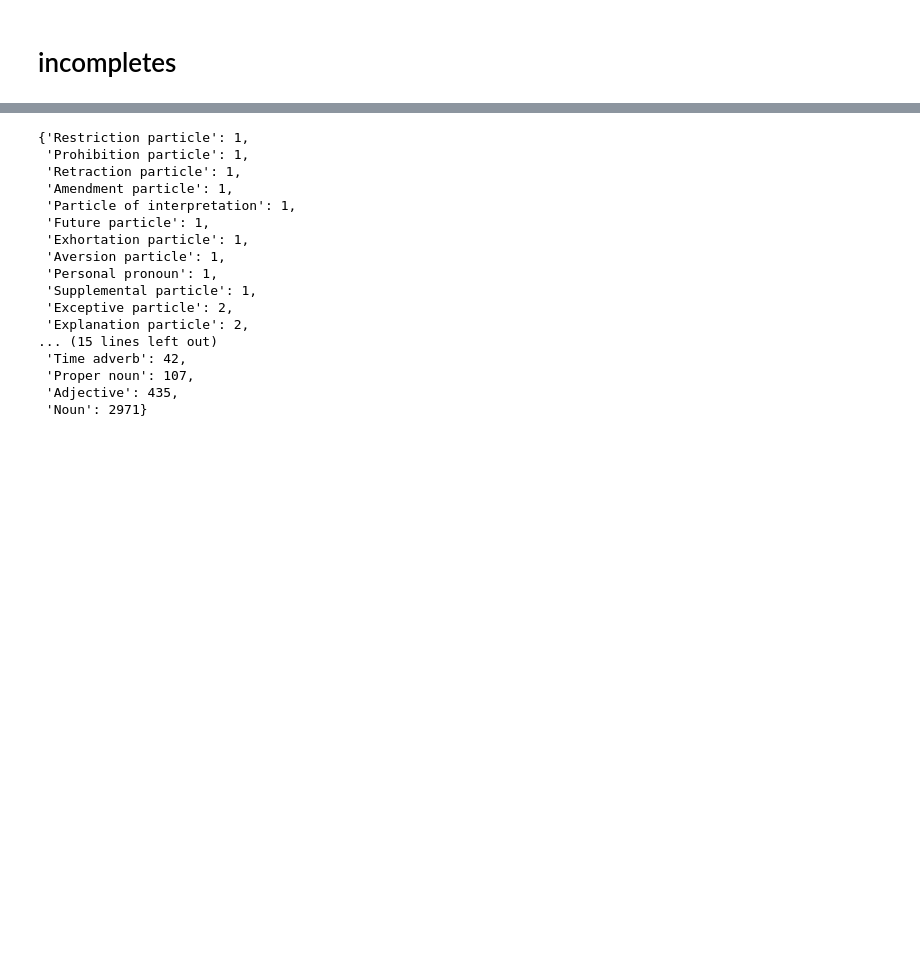
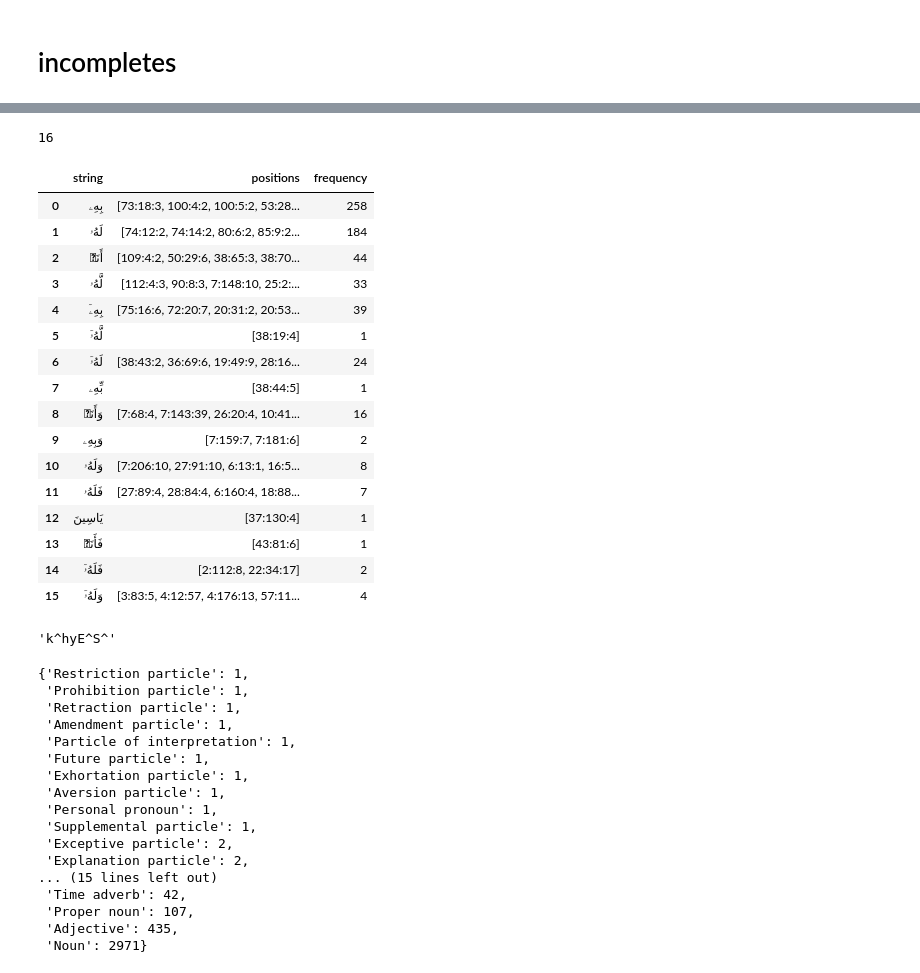
Before and after one commit to musafireen/qChronolize, a Jupyter notebook: data.ipynb, the cells around one changed output, grey strips where cells are left out. Saved outputs shown, nothing was run; the diff lists cells and outputs as text; code cells hidden in the pictures; blank space fills up the shorter version.

Commit message:
renewed jsons and tsv

```diff
--- a/data.ipynb
+++ b/data.ipynb
@@ -3032,7 +3061,13 @@ len(posStrAdvDictComp)
 import csv
 import json
 flPth='data/posStrAdvWrdMD.tsv'
-list_header=["position","strings_dictionary"]
+list_header=["position","word","strings_dictionary"]
 with open(flPth) as f:
-    posStrAdvDictRws = csv.DictReader(f, delimiter='\t')
-    posStrAdvDict = {posStrAdv[list_header[0]] : json.loads(posStrAdv[list_header[1]])  for posStrAdv in posStrAdvDictRws}
+    posStrAdvDictRws = list(csv.DictReader(f, delimiter='\t'))
+posStrAdvDict = {
+    posStrAdv[list_header[0]] : {
+        "word": posStrAdv[list_header[1]],
+        "striDLs": json.loads(posStrAdv[list_header[2]]),
+    }
+    for posStrAdv in posStrAdvDictRws
+}
@@ -3039,6 +3077,10 @@ with open(flPth) as f:
 # %%
 posStrAdvDictInComp = {
-    pos: strD
-    for pos, strD in posStrAdvDict.items()
-    if len(strD) == 0
+    pos: {
+        "word": D["word"],
+        "striDLs": D["striDLs"]
+    }
+
+    for pos, D in posStrAdvDict.items()
+    if len(D["striDLs"]) == 0
 }
@@ -3049,3 +3095,44 @@ len(posStrAdvDictInComp)
+# %%
+striIncompD = {}
+
+for pos, D in posStrAdvDictInComp.items():
+    wrd = D["word"]
+    if wrd not in striIncompD:
+        striIncompD[wrd] = []
+    striIncompD[wrd].append(pos)
+# %%
+len(striIncompD)
+# %% [output]
+16
+# %%
+import pandas as pd
+pd.set_option('display.max_rows', None)
+df = pd.DataFrame([[k,v,len(v)] for k,v in striIncompD.items()],columns=["string","positions","frequency"])
+# %%
+df
+# %% [output]
+|  | string | positions | frequency |
+| 0 | بِهِۦ | [73:18:3, 100:4:2, 100:5:2, 53:28... | 258 |
+| 1 | لَهُۥ | [74:12:2, 74:14:2, 80:6:2, 85:9:2... | 184 |
+| 2 | أَنَا۠ | [109:4:2, 50:29:6, 38:65:3, 38:70... | 44 |
+| 3 | لَّهُۥ | [112:4:3, 90:8:3, 7:148:10, 25:2:... | 33 |
+| 4 | بِهِۦٓ | [75:16:6, 72:20:7, 20:31:2, 20:53... | 39 |
+| 5 | لَّهُۥٓ | [38:19:4] | 1 |
+| 6 | لَهُۥٓ | [38:43:2, 36:69:6, 19:49:9, 28:16... | 24 |
+| 7 | بِّهِۦ | [38:44:5] | 1 |
+| 8 | وَأَنَا۠ | [7:68:4, 7:143:39, 26:20:4, 10:41... | 16 |
+| 9 | وَبِهِۦ | [7:159:7, 7:181:6] | 2 |
+| 10 | وَلَهُۥ | [7:206:10, 27:91:10, 6:13:1, 16:5... | 8 |
+| 11 | فَلَهُۥ | [27:89:4, 28:84:4, 6:160:4, 18:88... | 7 |
+| 12 | يَاسِينَ | [37:130:4] | 1 |
+| 13 | فَأَنَا۠ | [43:81:6] | 1 |
+| 14 | فَلَهُۥٓ | [2:112:8, 22:34:17] | 2 |
+| 15 | وَلَهُۥٓ | [3:83:5, 4:12:57, 4:176:13, 57:11... | 4 |
+# %%
+from qChronolyze import rtTrns
+rtTrns("كٓهيعٓصٓ","arb","arbSch","bkwSch")
+# %% [output]
+'k^hyE^S^'
 # %%
 import json
 with open("data/lemmata.json") as f:
```
Also changed, not shown: parts of 17 cells of this notebook, 14 other files.
